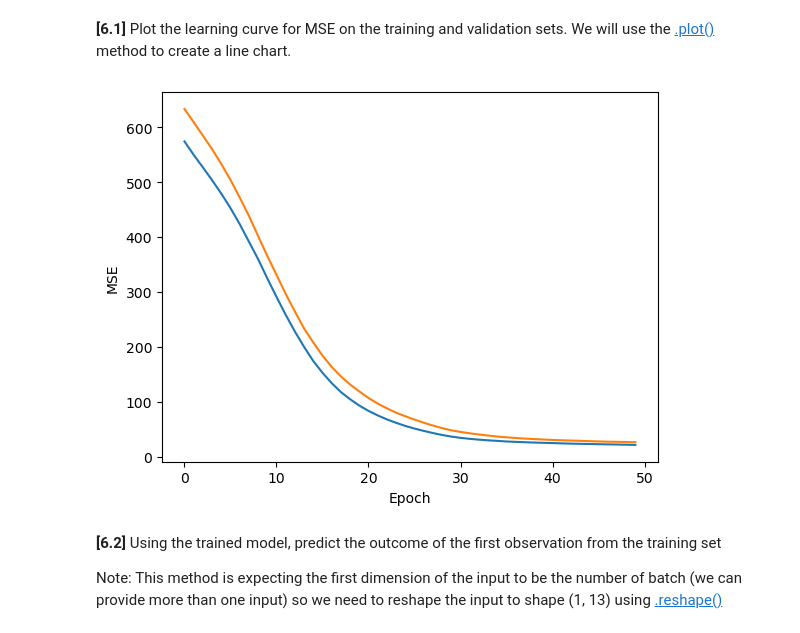
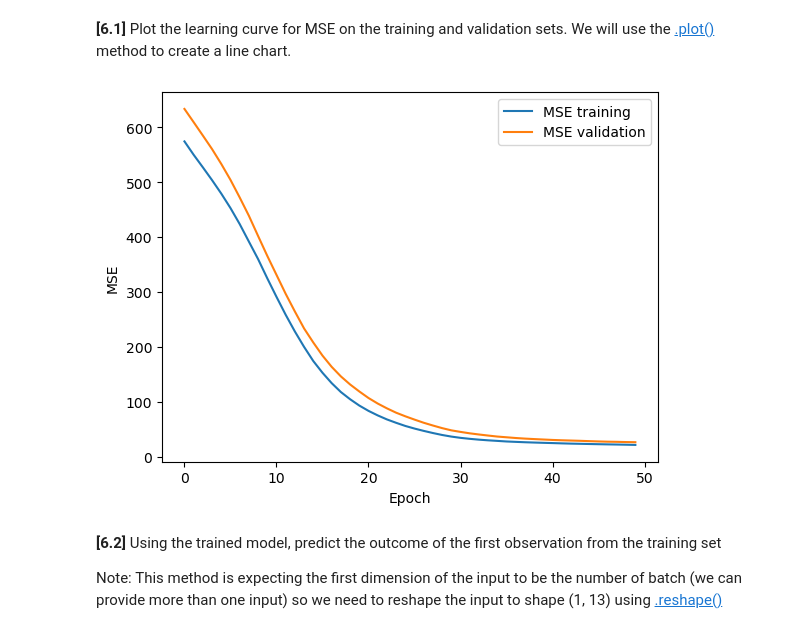
Before and after one commit to reasmey-tith/adv_mla_lab_8, a Jupyter notebook: notebooks/36120_Lab8_Ex1_Solutions.ipynb, the cells around one changed output. Saved outputs shown, nothing was run; the diff lists cells and outputs as text; code cells hidden in the pictures.

```diff
--- a/notebooks/36120_Lab8_Ex1_Solutions.ipynb
+++ b/notebooks/36120_Lab8_Ex1_Solutions.ipynb
@@ -379,12 +379,13 @@ model.evaluate(scaled_X_test, y_test)
 # %%
 # Solution
 plt.plot(history.history['mse'], label='MSE training')
 plt.plot(history.history['val_mse'], label='MSE validation')
+plt.legend(loc="upper right")
 plt.ylabel('MSE')
 plt.xlabel('Epoch')
 plt.show()
 # %% [output]
-[figure, old version]
+[figure, new version]
 # %% [markdown]
 **[6.2]** Using the trained model, predict the outcome of the first observation from the training set
 
```
Also changed, not shown: 2 other files.
